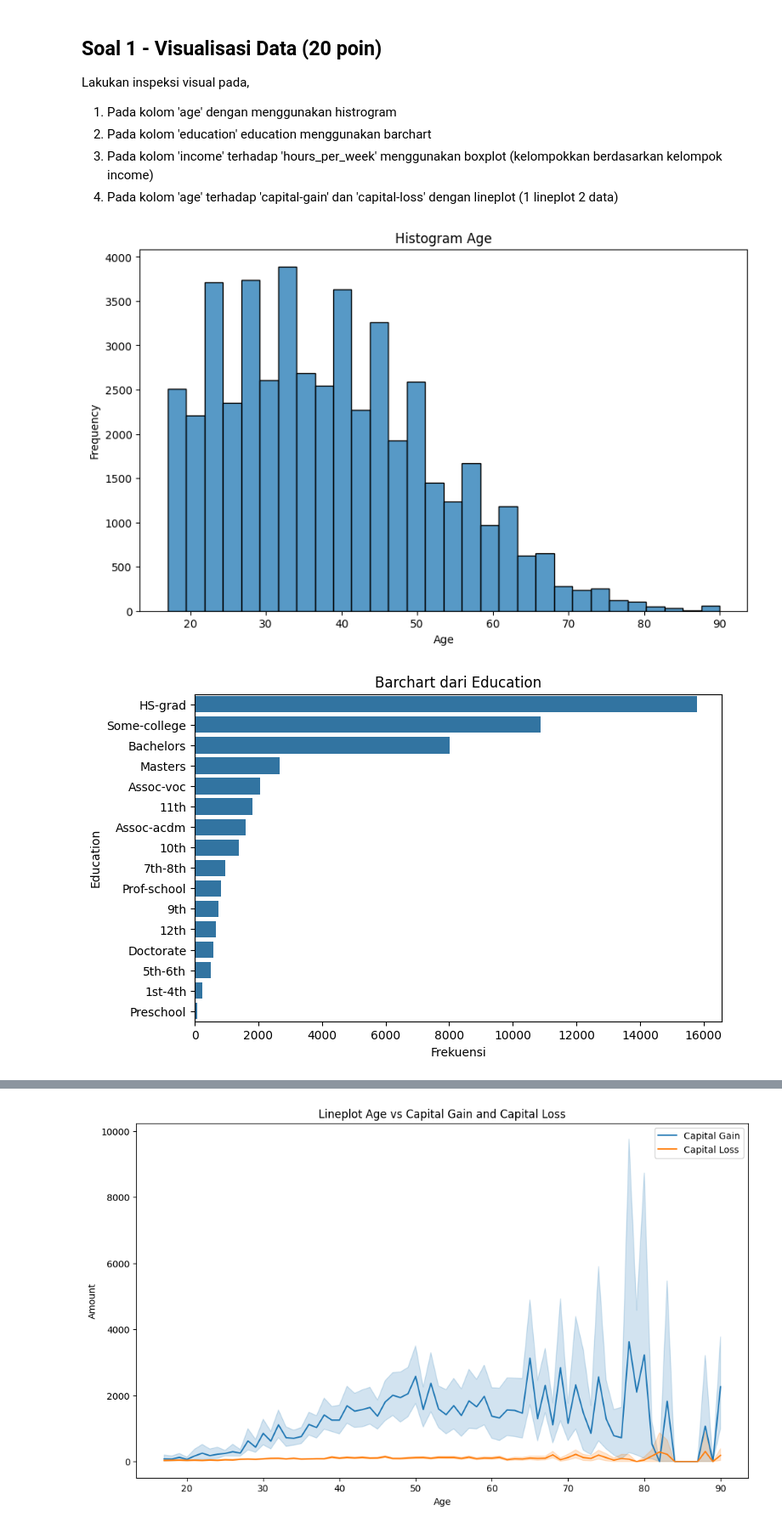
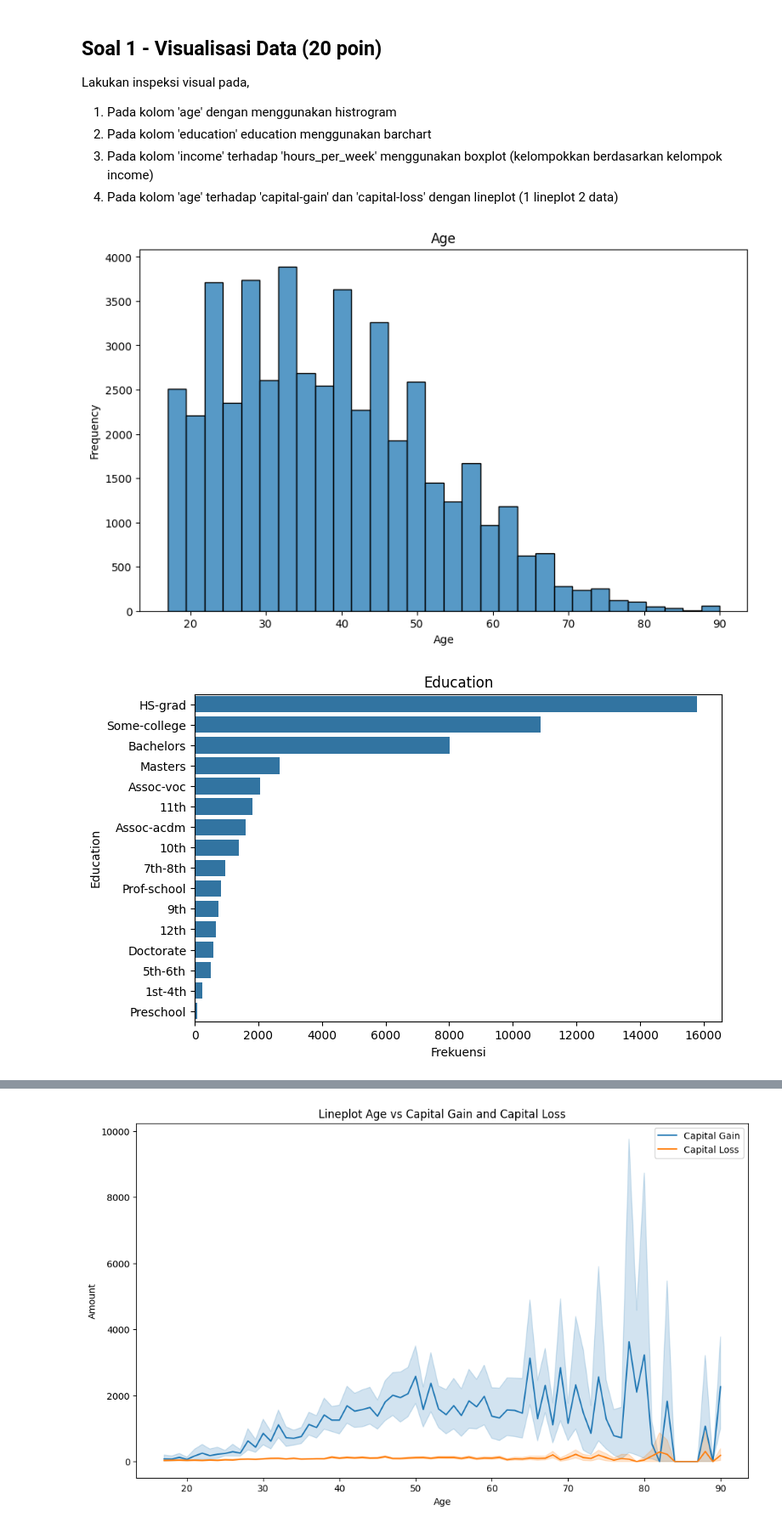
Before and after one commit to ChikoAbillaBasya/Pembelajaran-Mesin, a Jupyter notebook: JS04_SOAL_KUIS1_ML.ipynb, the cells around one changed output, grey strips where cells are left out. Shown at 85% size. Saved outputs shown, nothing was run; the diff lists cells and outputs as text; code cells hidden in the pictures.

```diff
--- a/JS04_SOAL_KUIS1_ML.ipynb
+++ b/JS04_SOAL_KUIS1_ML.ipynb
@@ -228,22 +208,22 @@ Lakukan inspeksi visual pada,
 # Jawab 1.1 - Histrogram
 plt.figure(figsize=(10, 6))
 sns.histplot(df['age'], bins=30)
-plt.title('Histogram Age')
+plt.title('Age')
 plt.xlabel('Age')
 plt.ylabel('Frequency')
 plt.show()
 # %% [output]
-[figure, old version]
+[figure, new version]
 # %%
 # Jawab 1.2 - Barchart
 plt.figure(figsize=(8, 5))
 sns.countplot(y=df['education'], order = df['education'].value_counts().index)
 plt.xlabel('Frekuensi')
 plt.ylabel('Education')
-plt.title('Barchart dari Education')
+plt.title('Education')
 plt.show()
 # %% [output]
-[figure, old version]
+[figure, new version]
 # %%
 # Jawab 1.3 - Boxplot
 plt.figure(figsize=(10, 6))
```
Also changed, not shown: parts of 5 cells of this notebook.
